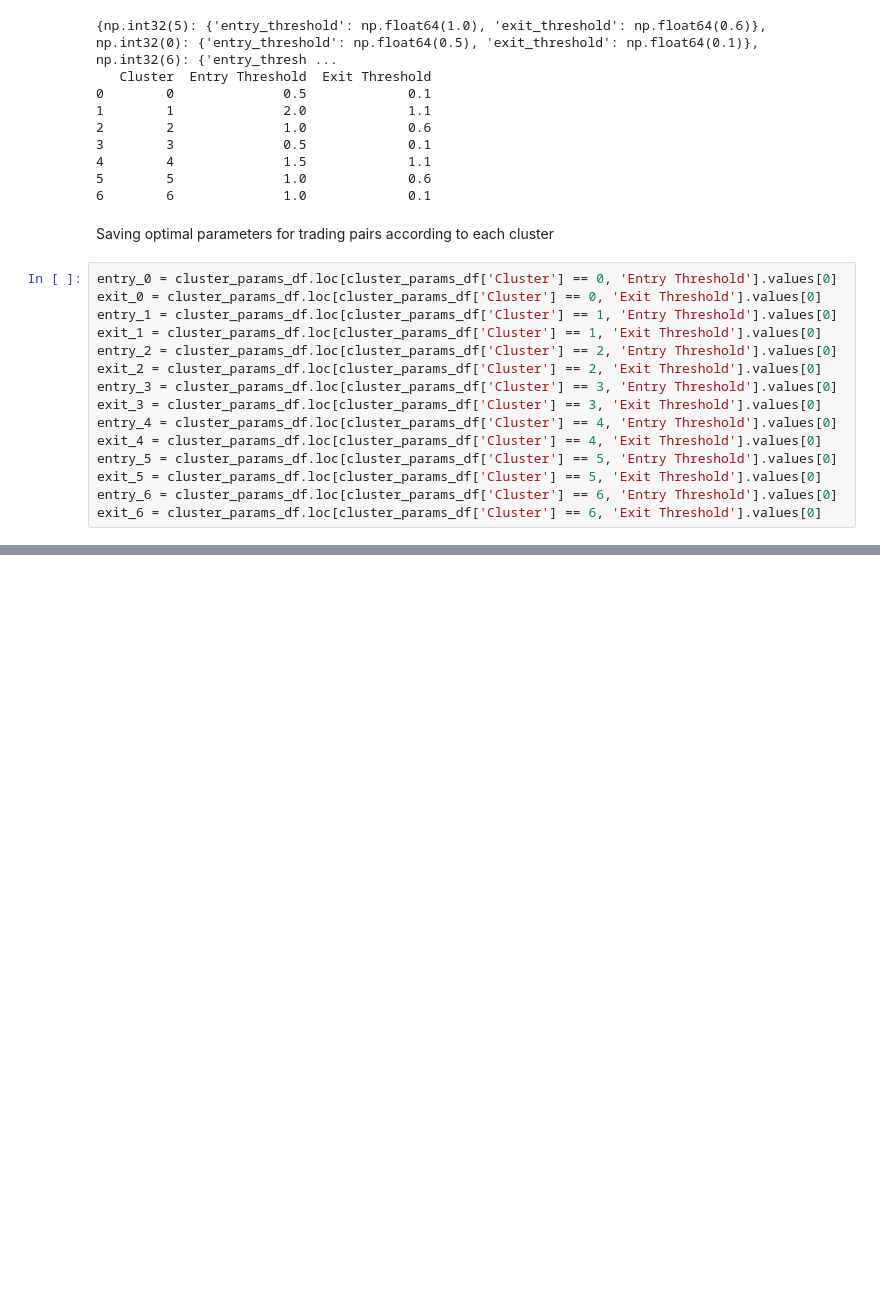
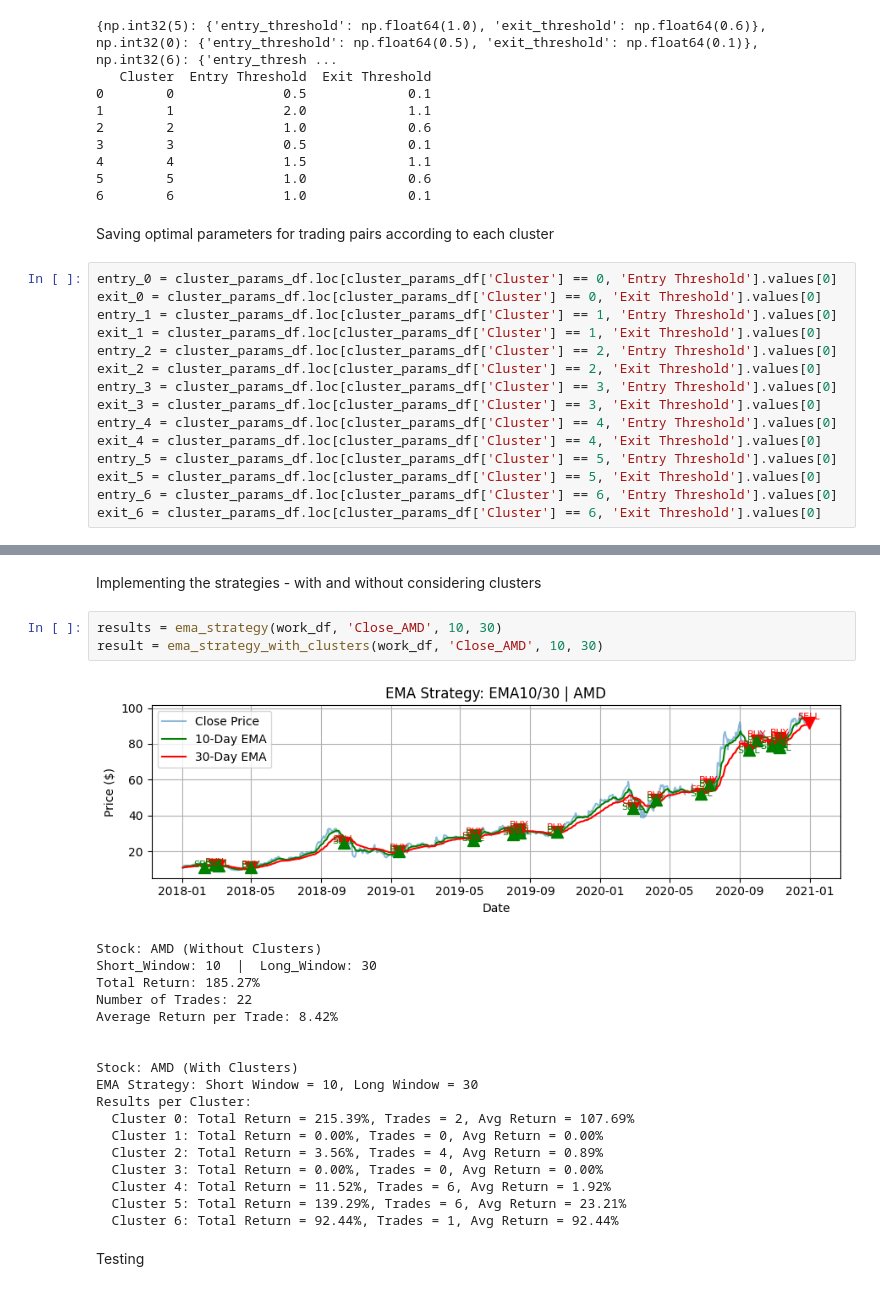
Before and after one commit to NaorSaati/AlgoTradingDS, a Jupyter notebook: Project.ipynb, the cells around one changed output, grey strips where cells are left out. Drawn from its saved outputs; the diff is of its cells as text; blank space fills up the shorter version.

Commit message:
Momentum Strategy - with and without Clusters

```diff
--- a/Project.ipynb
+++ b/Project.ipynb
@@ -510,0 +899,26 @@ exit_6 = cluster_params_df.loc[cluster_params_df['Cluster'] == 6, 'Exit Threshol
+# %% [markdown]
+Implementing the strategies - with and without considering clusters
+# %%
+results = ema_strategy(work_df, 'Close_AMD', 10, 30)
+result = ema_strategy_with_clusters(work_df, 'Close_AMD', 10, 30)
+# %% [output]
+[figure, added]
+Stock: AMD (Without Clusters)
+Short_Window: 10  |  Long_Window: 30
+Total Return: 185.27%
+Number of Trades: 22
+Average Return per Trade: 8.42%
+
+
+Stock: AMD (With Clusters)
+EMA Strategy: Short Window = 10, Long Window = 30
+Results per Cluster:
+  Cluster 0: Total Return = 215.39%, Trades = 2, Avg Return = 107.69%
+  Cluster 1: Total Return = 0.00%, Trades = 0, Avg Return = 0.00%
+  Cluster 2: Total Return = 3.56%, Trades = 4, Avg Return = 0.89%
+  Cluster 3: Total Return = 0.00%, Trades = 0, Avg Return = 0.00%
+  Cluster 4: Total Return = 11.52%, Trades = 6, Avg Return = 1.92%
+  Cluster 5: Total Return = 139.29%, Trades = 6, Avg Return = 23.21%
+  Cluster 6: Total Return = 92.44%, Trades = 1, Avg Return = 92.44%
+# %% [markdown]
+Testing
```
Also changed, not shown: parts of 10 cells of this notebook.
